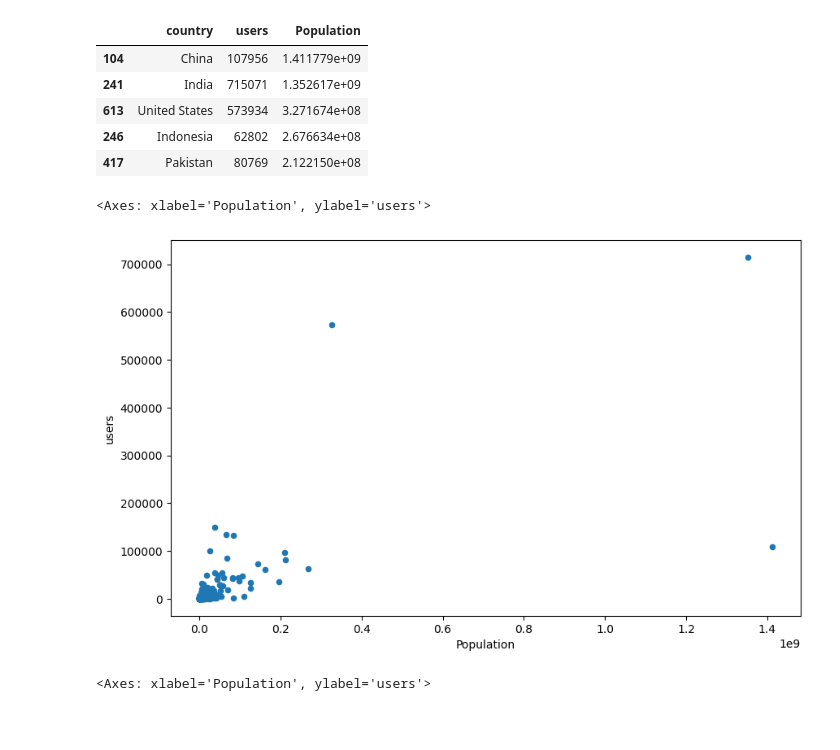
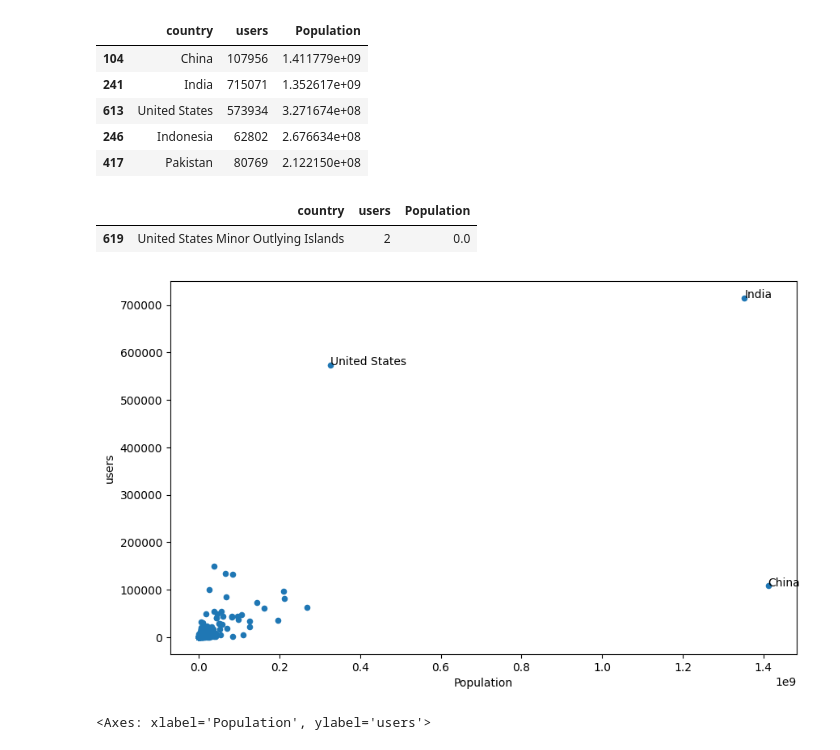
Before and after one commit to flopezd/so_q_recom, a Jupyter notebook: notebooks/eda/country_dist.ipynb, the cells around one changed output. Cells and saved outputs as stored; diff of their text form; code cells hidden in the pictures; blank space fills up the shorter version.

```diff
--- a/notebooks/eda/country_dist.ipynb
+++ b/notebooks/eda/country_dist.ipynb
@@ -27,8 +29,8 @@ countries_df.sort_values(by=["Population"], ascending=False).head()
 | 613 | United States | 573934 | 3.271674e+08 |
 | 246 | Indonesia | 62802 | 2.676634e+08 |
 | 417 | Pakistan | 80769 | 2.122150e+08 |
-# %%
-countries_df.plot(x="Population", y="users", kind="scatter")
-# %% [output]
-<Axes: xlabel='Population', ylabel='users'>
-[figure, removed]
+# %%
+countries_df[countries_df["Population"] == 0]
+# %% [output]
+|  | country | users | Population |
+| 619 | United States Minor Outlying Islands | 2 | 0.0 |
@@ -35,3 +39,13 @@ countries_df.plot(x="Population", y="users", kind="scatter")
+# %%
+countries_df.plot(x="Population", y="users", kind="scatter")
+
+
+for label, x, y in zip(countries_df[countries_df["Population"]>3e8]["country"],
+                       countries_df[countries_df["Population"]>3e8]["Population"],
+                       countries_df[countries_df["Population"]>3e8]["users"]):
+    plt.annotate(label, xy=(x, y));
+# %% [output]
+[figure, added]
 # %%
 countries_df[countries_df["Population"]< 3e8].plot(x="Population", y="users", kind="scatter")
 # %% [output]
```
Also changed, not shown: parts of 10 cells of this notebook, 3 other files.
